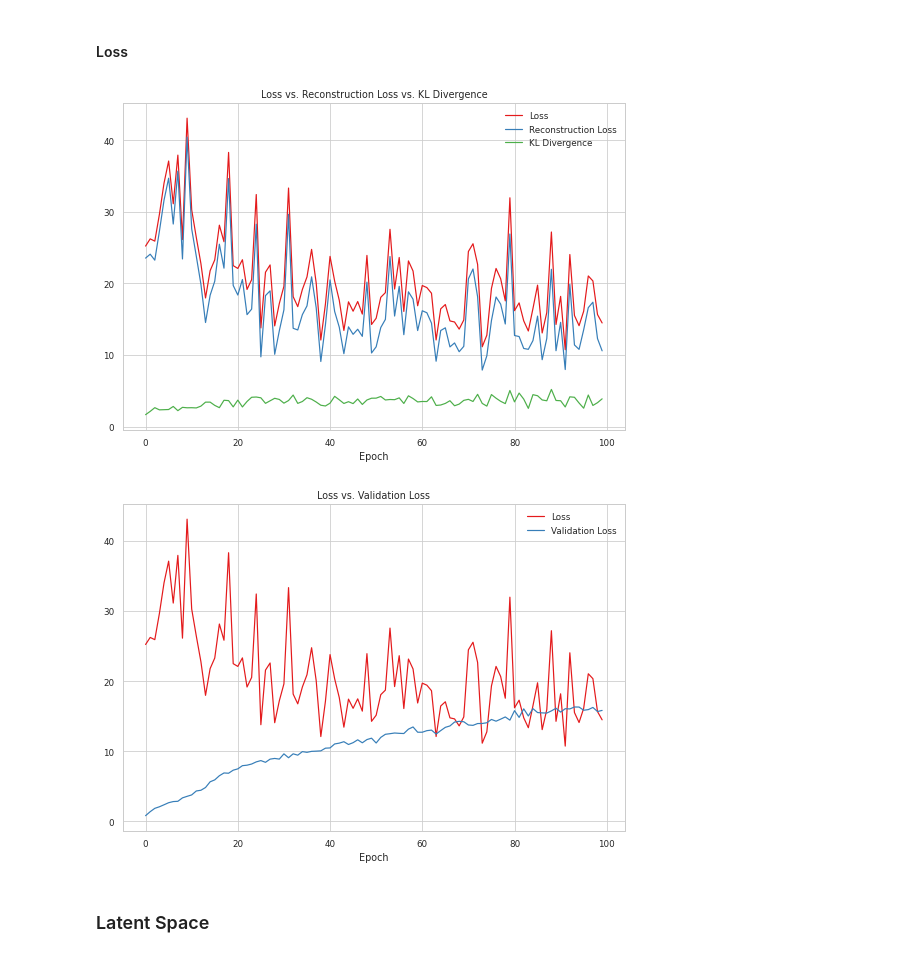
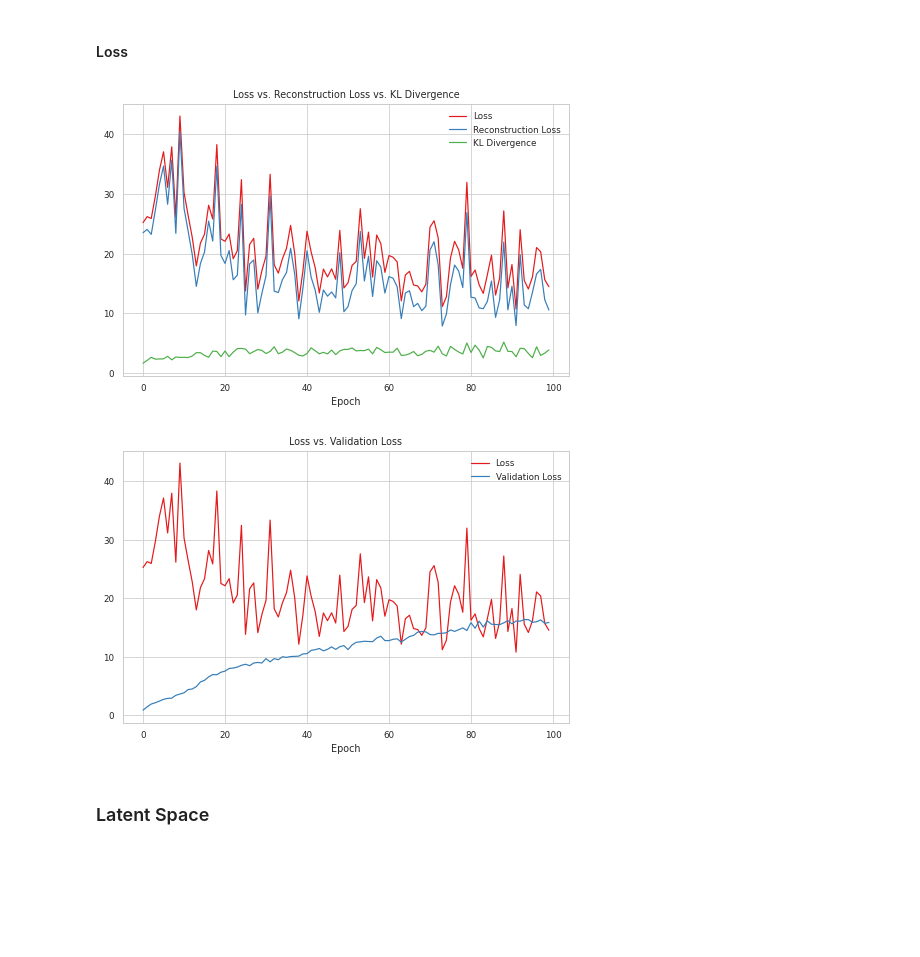
Before and after one commit to nina-prog/sem-data-analysis-VAE, a Jupyter notebook: VAE_v2.0.ipynb, the cells around one changed output. Saved outputs shown, nothing was run; the diff lists cells and outputs as text; code cells hidden in the pictures; blank space fills up the shorter version.

```diff
--- a/VAE_v2.0.ipynb
+++ b/VAE_v2.0.ipynb
@@ -452,21 +424,21 @@ Shape and Type of decoded_ecg5000: (1000, 140, 1), <class 'numpy.ndarray'>
 #### Loss
 # %%
 ### Loss vs Reconstruction_loss vs KL Divergence
-plt.figure(figsize=(9,6))
+plt.figure(figsize=(8,5))
 plt.plot(train_history.history['loss'])
 plt.plot(train_history.history['reconstruction_loss'])
 plt.plot(train_history.history['kl_loss'])
 plt.legend(["Loss", "Reconstruction Loss", "KL Divergence"])
 plt.xlabel("Epoch")
 plt.title("Loss vs. Reconstruction Loss vs. KL Divergence")
 
 plt.savefig('loss.png')
 # %% [output]
-[figure, old version]
+[figure, new version]
 # %%
 ### Train loss vs val loss
-# Returns the loss value & metrics values for the model in test mode
-plt.figure(figsize=(9,6))
+# returns the loss value & metrics values for the model in test mode
+plt.figure(figsize=(8,5))
 plt.plot(train_history.history['loss'])
 plt.plot(train_history.history['val_loss'])
 plt.legend(["Loss", "Validation Loss"])
@@ -475,7 +447,7 @@ plt.title("Loss vs. Validation Loss")
 
 plt.savefig('valLoss.png')
 # %% [output]
-[figure, old version]
+[figure, new version]
 # %% [markdown]
 ### Latent Space
 # %%
```
Also changed, not shown: parts of 13 cells of this notebook.
